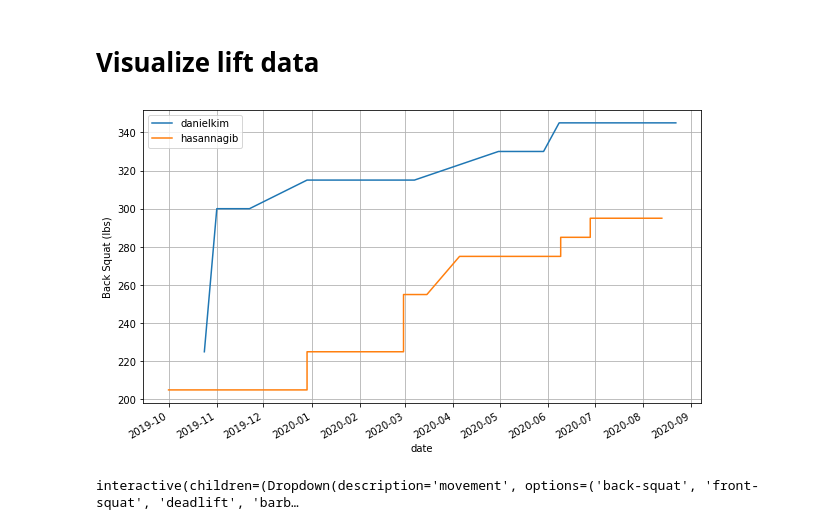
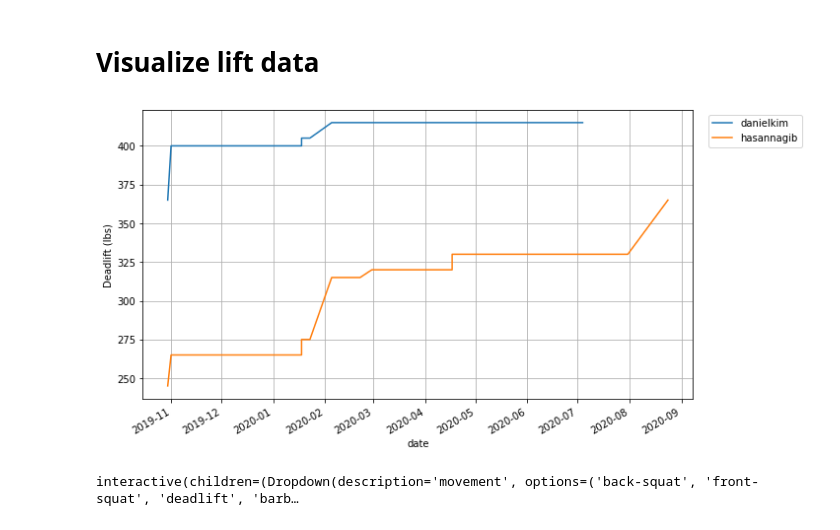
Before and after one commit to hnagib/WodUp-Scraper, a Jupyter notebook: notebooks/hn-wodup-crawler.ipynb, the cells around one changed output. Drawn from its saved outputs; the diff is of its cells as text; code cells hidden in the pictures.

```diff
--- a/notebooks/hn-wodup-crawler.ipynb
+++ b/notebooks/hn-wodup-crawler.ipynb
@@ -100,11 +103,11 @@ def plot_hist(movement, rep_range, max_to_date=True):
     plt.grid()
     movement_name = ' '.join([i.capitalize() for i in movement.split('-')])
     plt.ylabel(f'{movement_name} (lbs)')
-    plt.legend(wodup_data.keys())
+    plt.legend(wodup_data.keys(), bbox_to_anchor=(1.02, 1), loc='upper left')
 # %%
-plot_hist('back-squat', (1,5), max_to_date=True)
+plot_hist('deadlift', (1,5), max_to_date=True)
 # %% [output]
-[figure, old version]
+[figure, new version]
 # %%
 interact(
     plot_hist,
```
Also changed, not shown: parts of 4 cells of this notebook, 2 other files.
